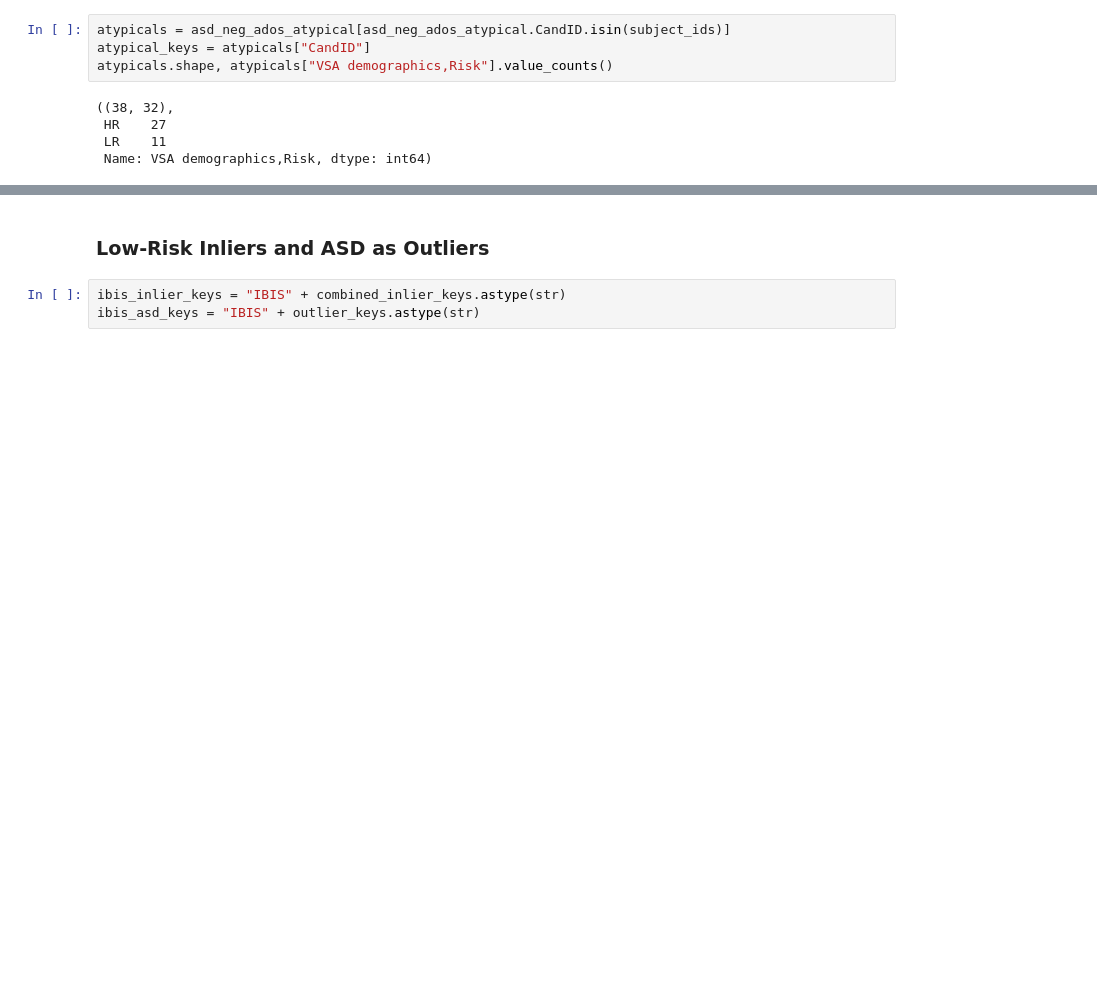
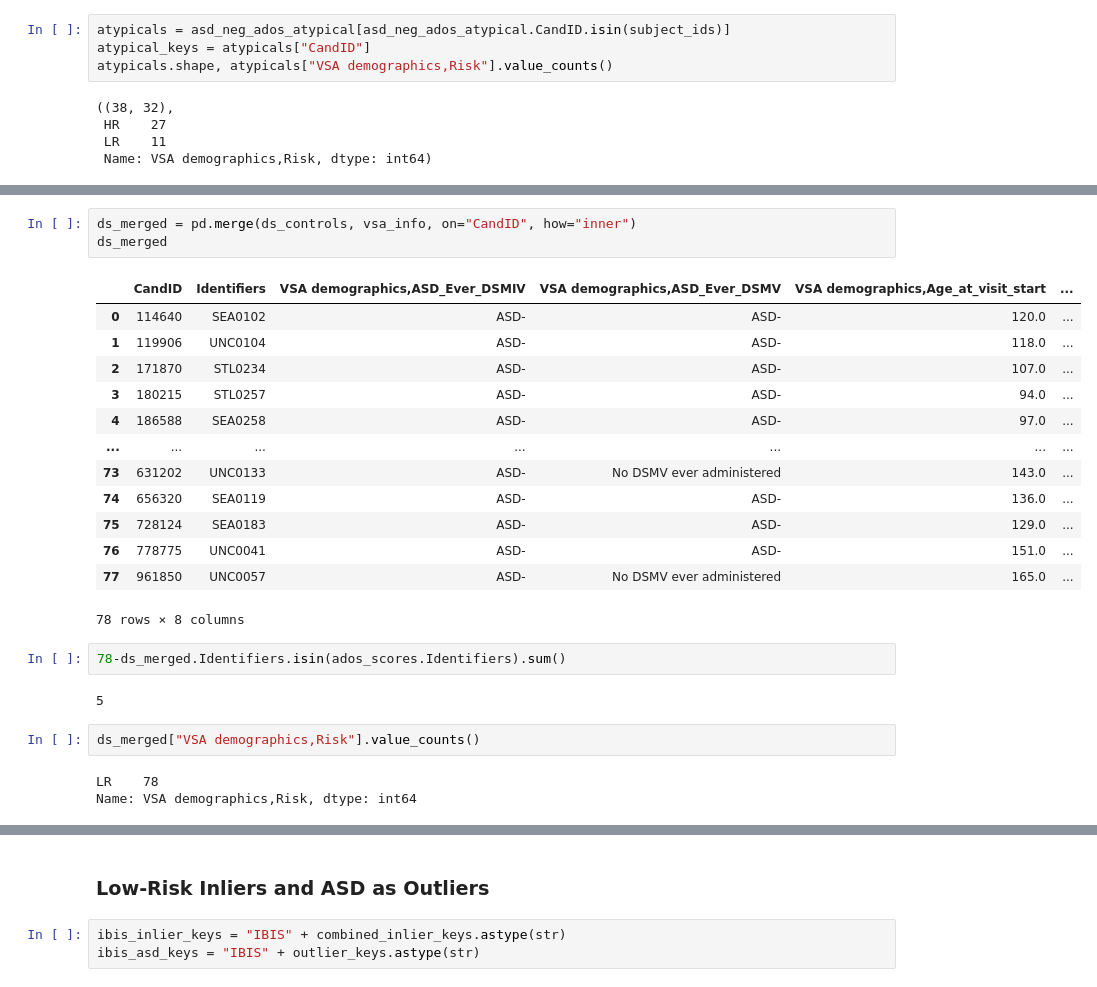
Before and after one commit to eonemli/sade, a Jupyter notebook: sade/datasets/brains/IBIS.ipynb, the cells around one changed output, grey strips where cells are left out. Drawn from its saved outputs; the diff is of its cells as text; blank space fills up the shorter version.

```diff
--- a/sade/datasets/brains/IBIS.ipynb
+++ b/sade/datasets/brains/IBIS.ipynb
@@ -264,0 +346,26 @@ ds_controls.shape
+# %%
+ds_merged = pd.merge(ds_controls, vsa_info, on="CandID", how="inner")
+ds_merged
+# %% [output]
+|  | CandID | Identifiers | VSA demographics,ASD_Ever_DSMIV | VSA demographics,ASD_Ever_DSMV | VSA demographics,Age_at_visit_start | ... |
+| 0 | 114640 | SEA0102 | ASD- | ASD- | 120.0 | ... |
+| 1 | 119906 | UNC0104 | ASD- | ASD- | 118.0 | ... |
+| 2 | 171870 | STL0234 | ASD- | ASD- | 107.0 | ... |
+| 3 | 180215 | STL0257 | ASD- | ASD- | 94.0 | ... |
+| 4 | 186588 | SEA0258 | ASD- | ASD- | 97.0 | ... |
+| ... | ... | ... | ... | ... | ... | ... |
+| 73 | 631202 | UNC0133 | ASD- | No DSMV ever administered | 143.0 | ... |
+| 74 | 656320 | SEA0119 | ASD- | ASD- | 136.0 | ... |
+| 75 | 728124 | SEA0183 | ASD- | ASD- | 129.0 | ... |
+| 76 | 778775 | UNC0041 | ASD- | ASD- | 151.0 | ... |
+| 77 | 961850 | UNC0057 | ASD- | No DSMV ever administered | 165.0 | ... |
+78 rows × 8 columns
+# %%
+78-ds_merged.Identifiers.isin(ados_scores.Identifiers).sum()
+# %% [output]
+5
+# %%
+ds_merged["VSA demographics,Risk"].value_counts()
+# %% [output]
+LR    78
+Name: VSA demographics,Risk, dtype: int64
```
Also changed, not shown: parts of 23 cells of this notebook.
